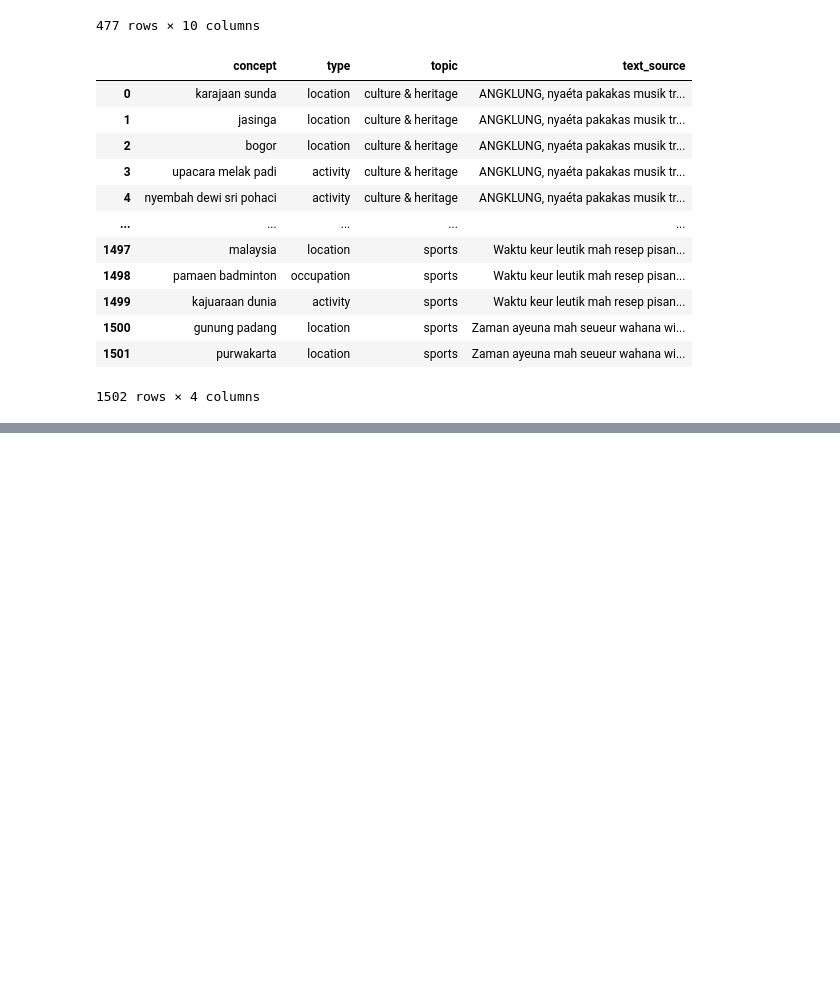
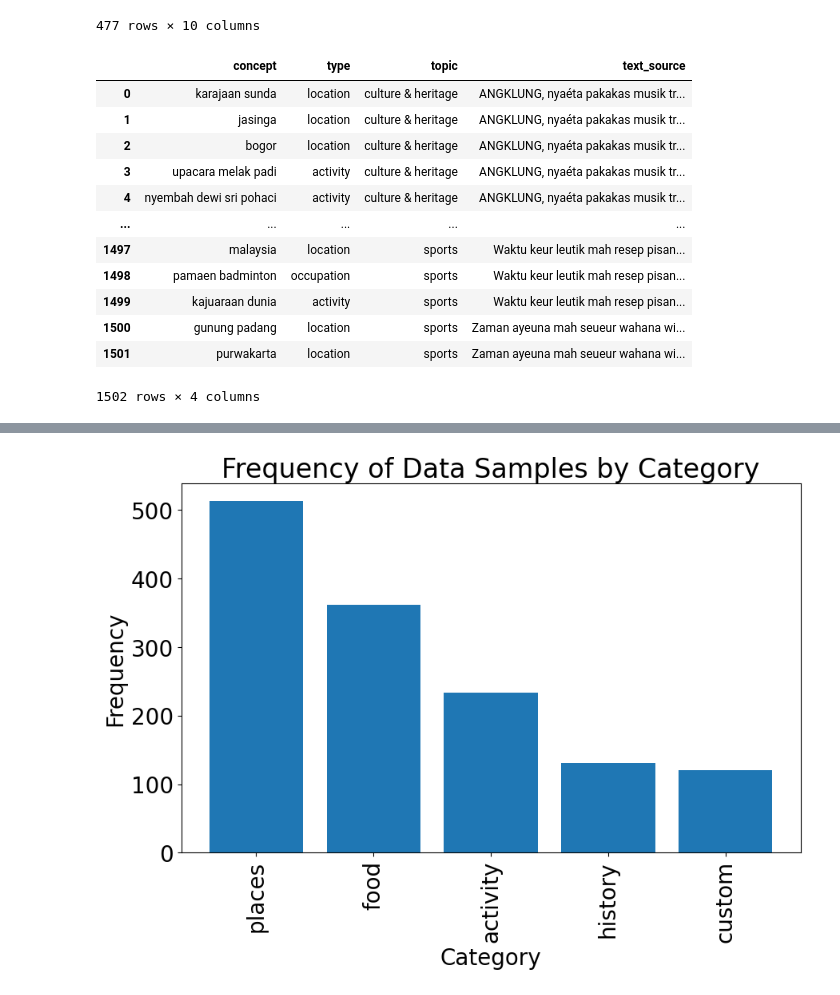
Before and after one commit to rifkiaputri/id-csqa, a Jupyter notebook: concept_extraction.ipynb, the cells around one changed output, grey strips where cells are left out. Drawn from its saved outputs; the diff is of its cells as text; code cells hidden in the pictures; blank space fills up the shorter version.

Commit message:
Update data analysis

```diff
--- a/concept_extraction.ipynb
+++ b/concept_extraction.ipynb
@@ -284,2 +305,15 @@ concepts_by_csqa_topic_df
 # %%
 concepts_by_csqa_topic_df.to_csv(f"{out_parent_dir}{dset_name_out}_test_concepts_csqa.csv", index=False)
+# %%
+category_counts = concepts_by_csqa_topic_df['category'].value_counts()
+# %%
+plt.rc('font', size=20)
+plt.figure(figsize=(10, 6))  # Adjust the figure size as needed
+plt.bar(category_counts.index, category_counts.values)
+plt.xlabel('Category')
+plt.ylabel('Frequency')
+plt.title('Frequency of Data Samples by Category')
+plt.xticks(rotation=90)  # Rotate x-axis labels if necessary
+plt.show()
+# %% [output]
+[figure, added]
```
Also changed, not shown: parts of 5 cells of this notebook.
